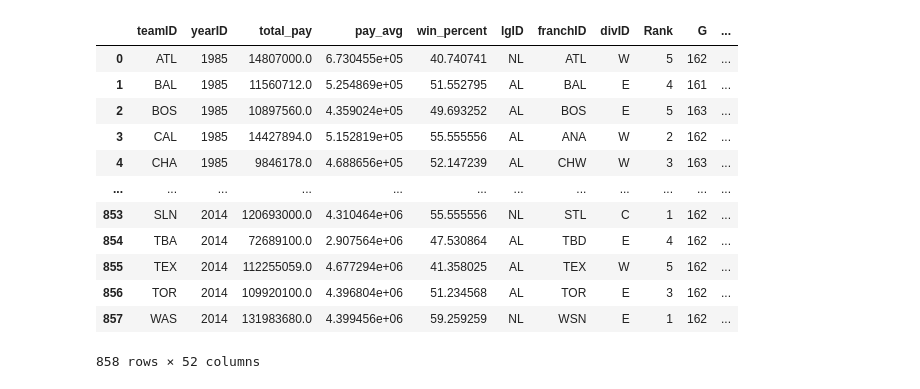
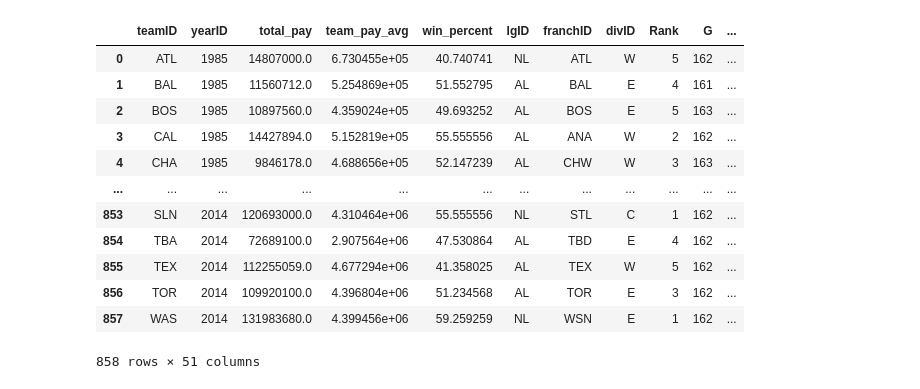
Before and after one commit to Anubis-vc/ds_intro, a Jupyter notebook: proj2/project2.ipynb, the cells around one changed output. Cells and saved outputs as stored; diff of their text form; code cells hidden in the pictures.

```diff
--- a/proj2/project2.ipynb
+++ b/proj2/project2.ipynb
@@ -7,30 +9,26 @@ conn = sqlite3.connect(sql_file)
 # %%
 # Part 1 start
 
 # Create a table with the payroll, avg payroll, and team indentifiers
-salary_query = "SELECT teamID, yearID, sum(salary) as total_pay, sum(salary)/count(salary) as pay_avg FROM Salaries GROUP BY teamID, yearID"
+salary_query = "SELECT teamID, yearID, sum(salary) as total_pay, sum(salary)/count(salary) as team_pay_avg FROM Salaries GROUP BY teamID, yearID"
 team_salaries = pd.read_sql(salary_query, conn)
 
 # Create another table for winning percentage. Multiply by 100.0 first to avoid int division
 winning_query = "SELECT (W * 100.0 / G) as win_percent, * FROM Teams"
 win_per = pd.read_sql(winning_query, conn)
 
-# Create table to calculate average salary for each particular year.
-yearly_query = "SELECT yearID, sum(salary)/count(salary) as league_pay_avg FROM Salaries GROUP BY yearID"
-yearly_avg = pd.read_sql(yearly_query, conn)
-
 # Combine the first two to create a table with both total payroll and winning percentage
 data = pd.merge(team_salaries, win_per, how= 'inner', on= ['teamID', 'yearID'])
-data = pd.merge(data, yearly_avg, how= 'inner', on= 'yearID')
+# data = pd.merge(data, yearly_avg, how= 'inner', on= 'yearID')
 data
 
 # The Teams data begins at an earlier year than the Salaries data, but I was able to avoid that issue by
 # using an inner join. Additionally, the Teams data had a lot of empty data but this largely was avoided
 # using the inner join and there were no empty slots in the important new columns
 
 # End of part 1
 # %% [output]
-|  | teamID | yearID | total_pay | pay_avg | win_percent | lgID | franchID | divID | Rank | G | ... |
+|  | teamID | yearID | total_pay | team_pay_avg | win_percent | lgID | franchID | divID | Rank | G | ... |
 | 0 | ATL | 1985 | 14807000.0 | 6.730455e+05 | 40.740741 | NL | ATL | W | 5 | 162 | ... |
 | 1 | BAL | 1985 | 11560712.0 | 5.254869e+05 | 51.552795 | AL | BAL | E | 4 | 161 | ... |
 | 2 | BOS | 1985 | 10897560.0 | 4.359024e+05 | 49.693252 | AL | BOS | E | 5 | 163 | ... |
@@ -42,4 +40,4 @@ data
 | 855 | TEX | 2014 | 112255059.0 | 4.677294e+06 | 41.358025 | AL | TEX | W | 5 | 162 | ... |
 | 856 | TOR | 2014 | 109920100.0 | 4.396804e+06 | 51.234568 | AL | TOR | E | 3 | 162 | ... |
 | 857 | WAS | 2014 | 131983680.0 | 4.399456e+06 | 59.259259 | NL | WSN | E | 1 | 162 | ... |
-858 rows × 52 columns
+858 rows × 51 columns
```
Also changed, not shown: parts of 22 cells of this notebook.
